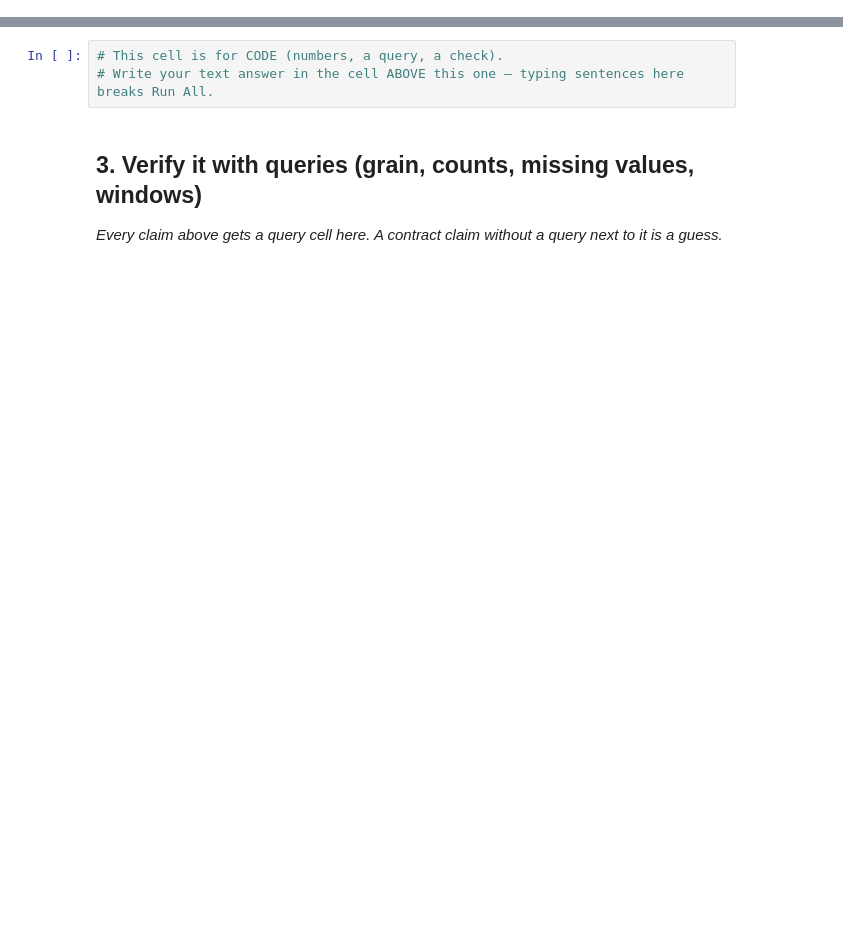
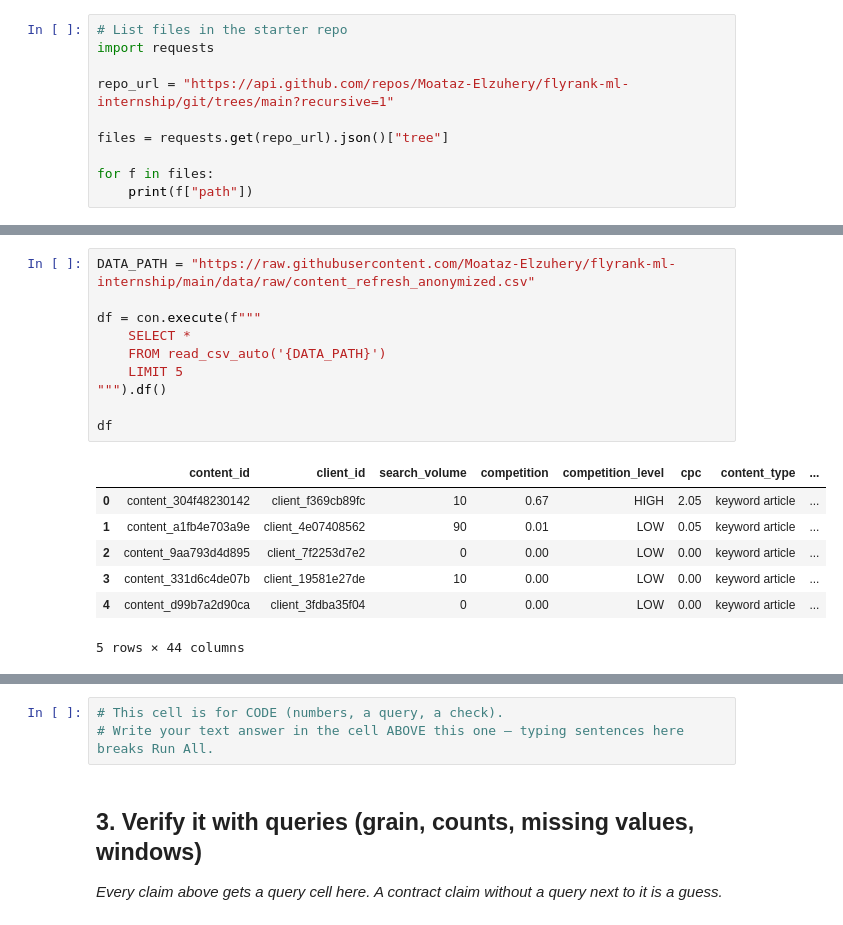
Before and after one commit to Moataz-Elzuhery/flyrank-ml-internship, a Jupyter notebook: work/notebooks/w03_data_contract.ipynb, the cells around one changed output, grey strips where cells are left out. Drawn from its saved outputs; the diff is of its cells as text; blank space fills up the shorter version.

```diff
--- a/work/notebooks/w03_data_contract.ipynb
+++ b/work/notebooks/w03_data_contract.ipynb
@@ -19,0 +112,10 @@ This skeleton is yours to fill. Work the sections **in order** — each one has
+# %%
+# List files in the starter repo
+import requests
+
+repo_url = "https://api.github.com/repos/Moataz-Elzuhery/flyrank-ml-internship/git/trees/main?recursive=1"
+
+files = requests.get(repo_url).json()["tree"]
+
+for f in files:
+    print(f["path"])
@@ -19,0 +140,18 @@ This skeleton is yours to fill. Work the sections **in order** — each one has
+# %%
+DATA_PATH = "https://raw.githubusercontent.com/Moataz-Elzuhery/flyrank-ml-internship/main/data/raw/content_refresh_anonymized.csv"
+
+df = con.execute(f"""
+    SELECT *
+    FROM read_csv_auto('{DATA_PATH}')
+    LIMIT 5
+""").df()
+
+df
+# %% [output]
+|  | content_id | client_id | search_volume | competition | competition_level | cpc | content_type | ... |
+| 0 | content_304f48230142 | client_f369cb89fc | 10 | 0.67 | HIGH | 2.05 | keyword article | ... |
+| 1 | content_a1fb4e703a9e | client_4e07408562 | 90 | 0.01 | LOW | 0.05 | keyword article | ... |
+| 2 | content_9aa793d4d895 | client_7f2253d7e2 | 0 | 0.00 | LOW | 0.00 | keyword article | ... |
+| 3 | content_331d6c4de07b | client_19581e27de | 10 | 0.00 | LOW | 0.00 | keyword article | ... |
+| 4 | content_d99b7a2d90ca | client_3fdba35f04 | 0 | 0.00 | LOW | 0.00 | keyword article | ... |
+5 rows × 44 columns
```
Also changed, not shown: parts of 20 cells of this notebook.
